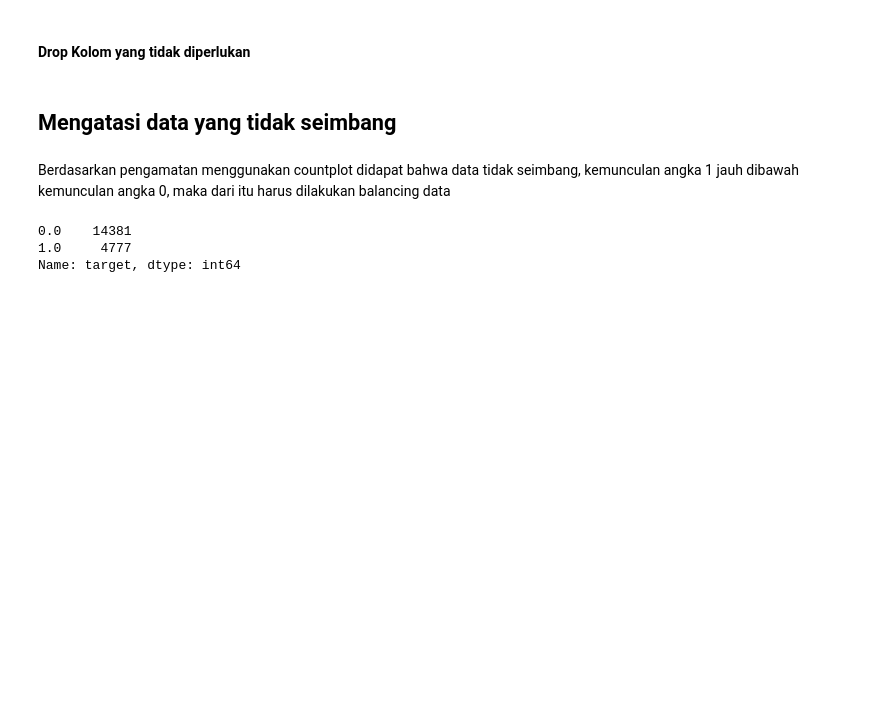
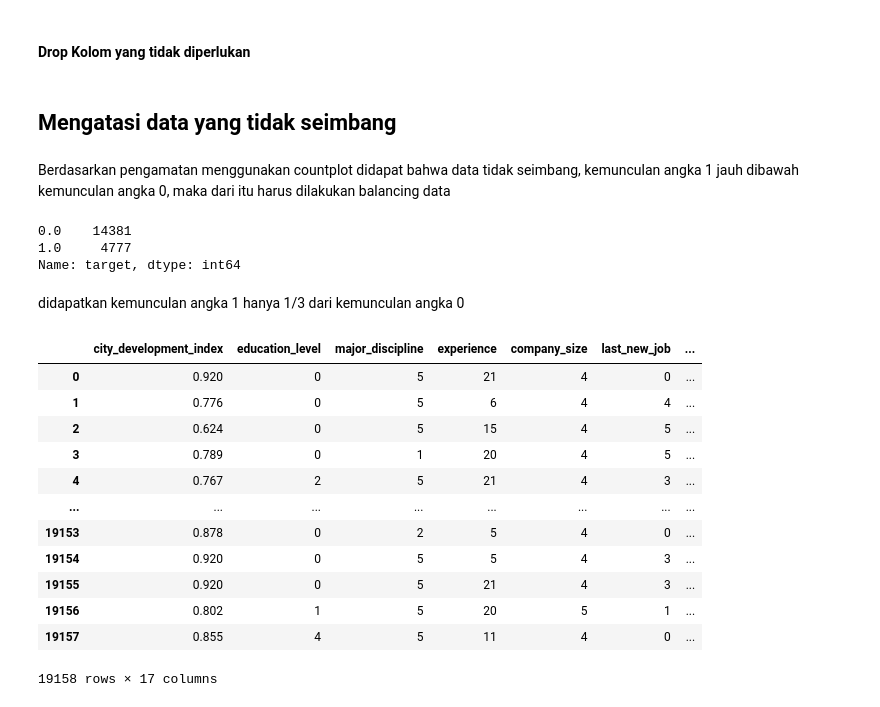
Before and after one commit to SonyHerwindyo/HR-Project, a Jupyter notebook: HR Data Analytics.ipynb, the cells around one changed output. Drawn from its saved outputs; the diff is of its cells as text; code cells hidden in the pictures; blank space fills up the shorter version.

```diff
--- a/HR Data Analytics.ipynb
+++ b/HR Data Analytics.ipynb
@@ -271,3 +272,5 @@ y.value_counts()
 0.0    14381
 1.0     4777
 Name: target, dtype: int64
+# %% [markdown]
+didapatkan kemunculan angka 1 hanya 1/3 dari kemunculan angka 0
@@ -273,0 +279,16 @@ Name: target, dtype: int64
+# %%
+X
+# %% [output]
+|  | city_development_index | education_level | major_discipline | experience | company_size | last_new_job | ... |
+| 0 | 0.920 | 0 | 5 | 21 | 4 | 0 | ... |
+| 1 | 0.776 | 0 | 5 | 6 | 4 | 4 | ... |
+| 2 | 0.624 | 0 | 5 | 15 | 4 | 5 | ... |
+| 3 | 0.789 | 0 | 1 | 20 | 4 | 5 | ... |
+| 4 | 0.767 | 2 | 5 | 21 | 4 | 3 | ... |
+| ... | ... | ... | ... | ... | ... | ... | ... |
+| 19153 | 0.878 | 0 | 2 | 5 | 4 | 0 | ... |
+| 19154 | 0.920 | 0 | 5 | 5 | 4 | 3 | ... |
+| 19155 | 0.920 | 0 | 5 | 21 | 4 | 3 | ... |
+| 19156 | 0.802 | 1 | 5 | 20 | 5 | 1 | ... |
+| 19157 | 0.855 | 4 | 5 | 11 | 4 | 0 | ... |
+19158 rows × 17 columns
```
Also changed, not shown: parts of 30 cells of this notebook.
